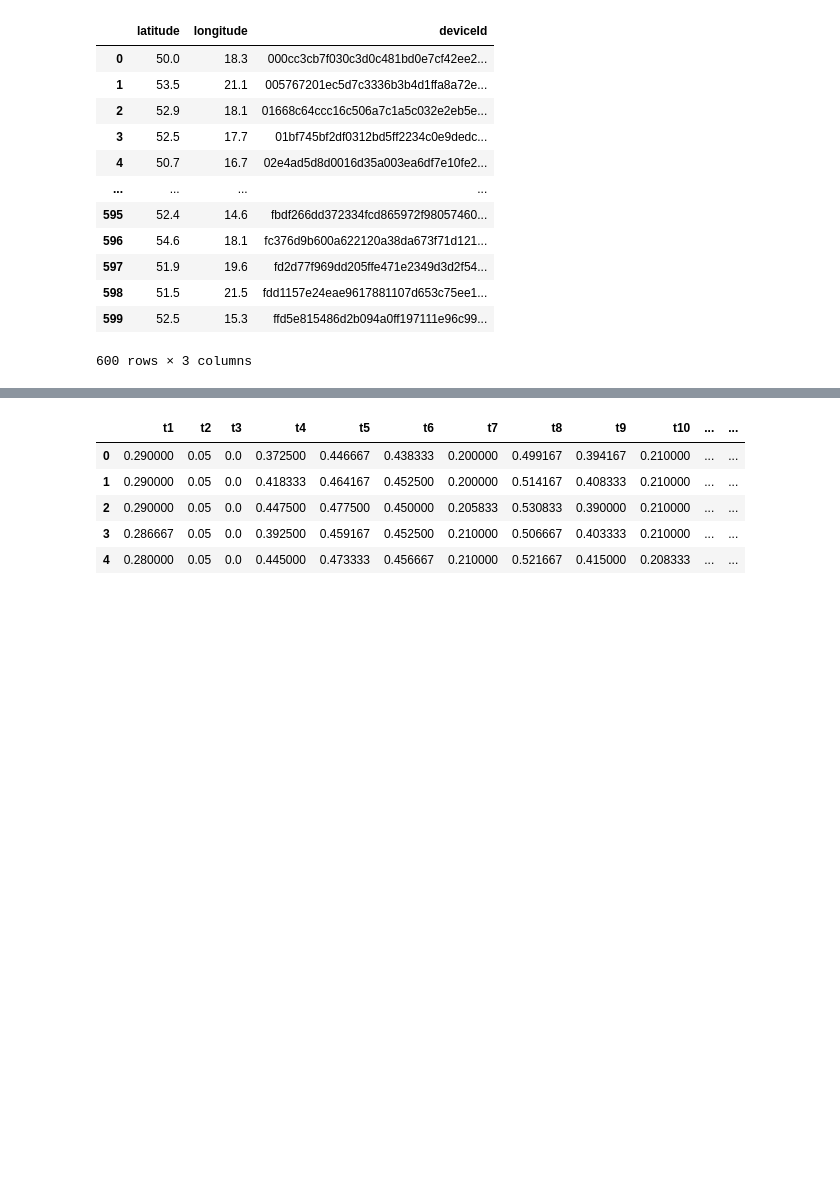
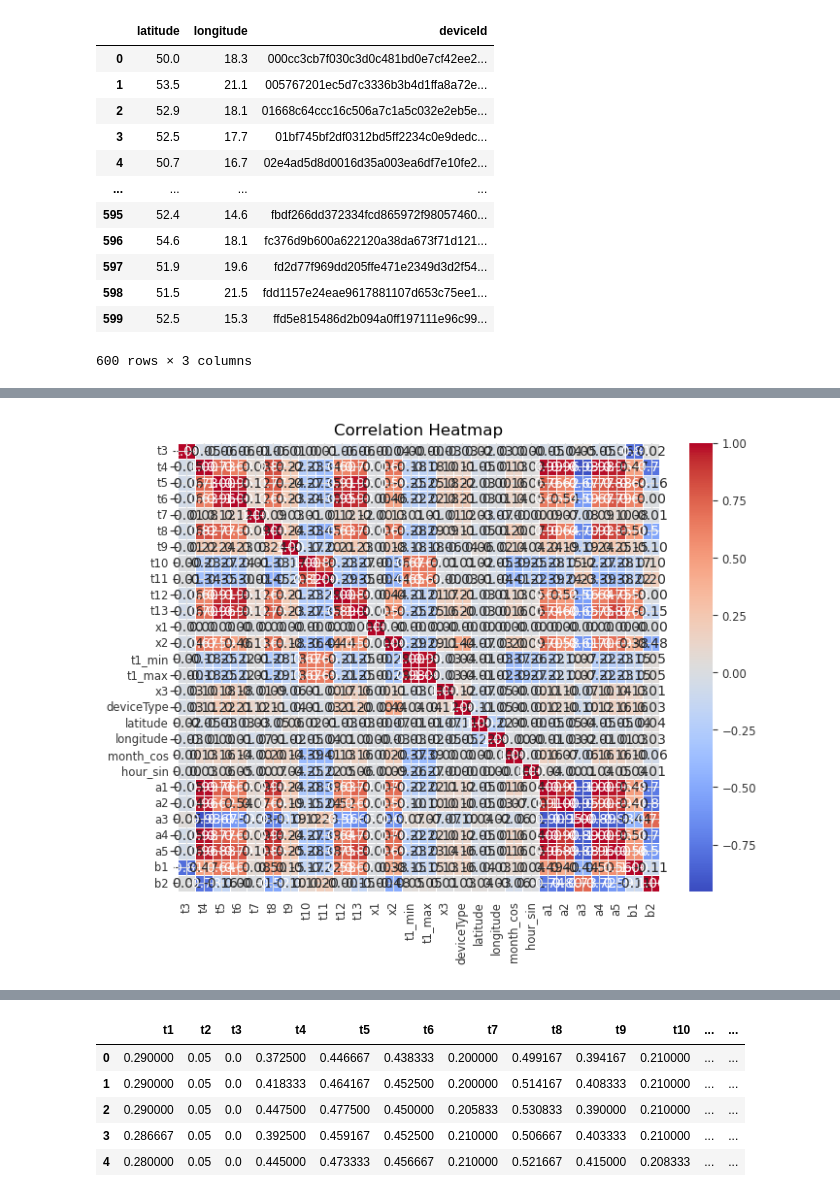
Before and after one commit to rybijakKarpiowy/ensemble-2026, a Jupyter notebook: task3/aaa.ipynb, the cells around one changed output, grey strips where cells are left out. Cells and saved outputs as stored; diff of their text form; code cells hidden in the pictures; blank space fills up the shorter version.

```diff
--- a/task3/aaa.ipynb
+++ b/task3/aaa.ipynb
@@ -84,0 +85,28 @@ df.groupby('month')['x2'].mean().reset_index().plot(x='month', y='x2')
+# %%
+import seaborn as sns
+
+df = pd.read_csv('train_hourly.csv')
+df = augment_df(df)
+
+#df_squared = df.copy()
+#df_squared.loc[:, df_squared.columns != 'x2'] = np.log(df_squared.loc[:, df_squared.columns != 'x2'])
+
+#df = df_squared
+
+df['a1'] = df['t4'] * df['t8']
+df['a2'] = df['t4'] / df['t8']
+df['a3'] = df['t8'] / df['t4']
+df['a4'] = df['t4'] + df['t8']
+df['a5'] = df['t4'] * df['t13']
+
+df['b1'] = df['t5'] - df['t3']
+df['b2'] = df['t6'] - df['t4']
+
+matrix = df.iloc[:, 2:].corr()
+
+plt.figure(figsize=(8,6))
+sns.heatmap(matrix, annot=True, cmap="coolwarm", fmt=".2f", linewidths=0.5)
+plt.title("Correlation Heatmap")
+plt.show()
+# %% [output]
+[figure, added]
```
Also changed, not shown: parts of 8 cells of this notebook, 2 other files.
